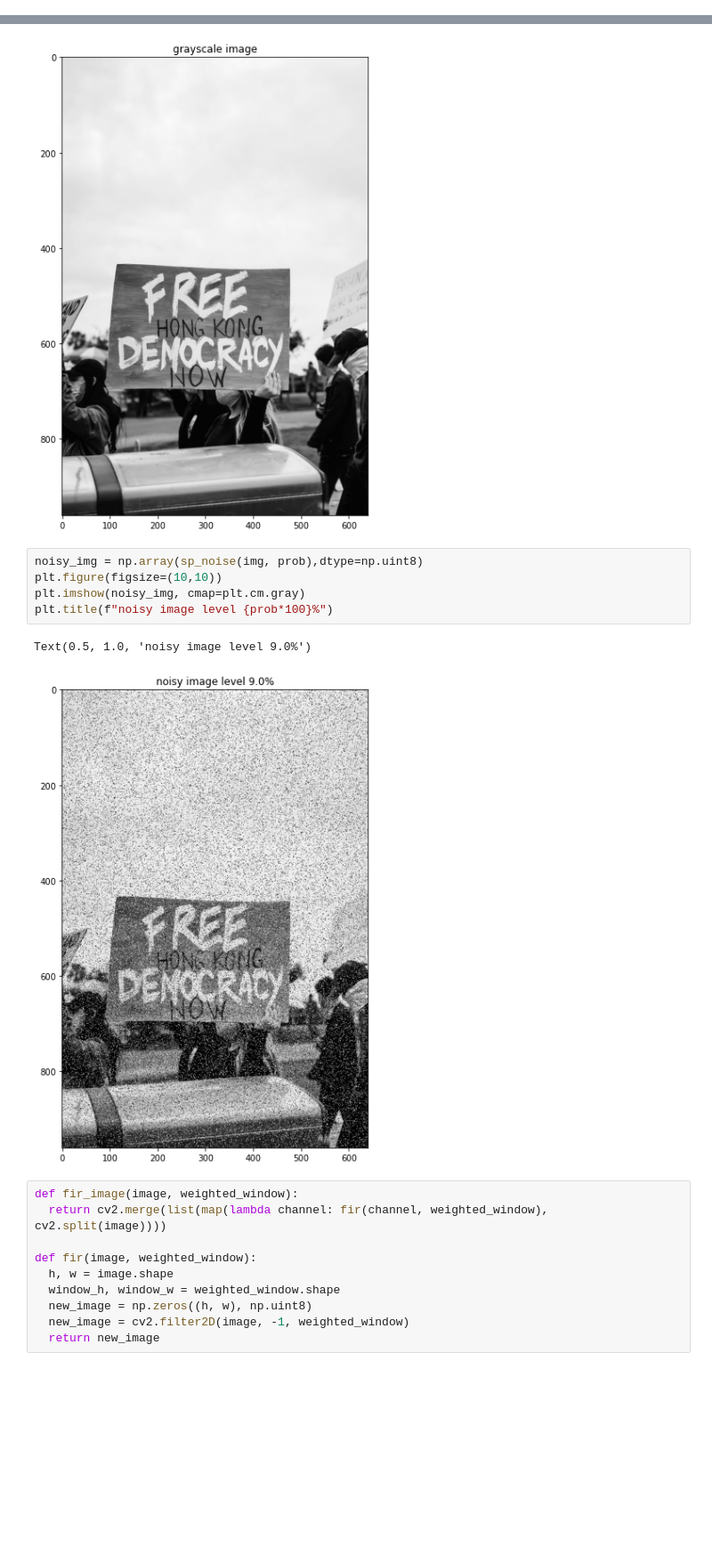
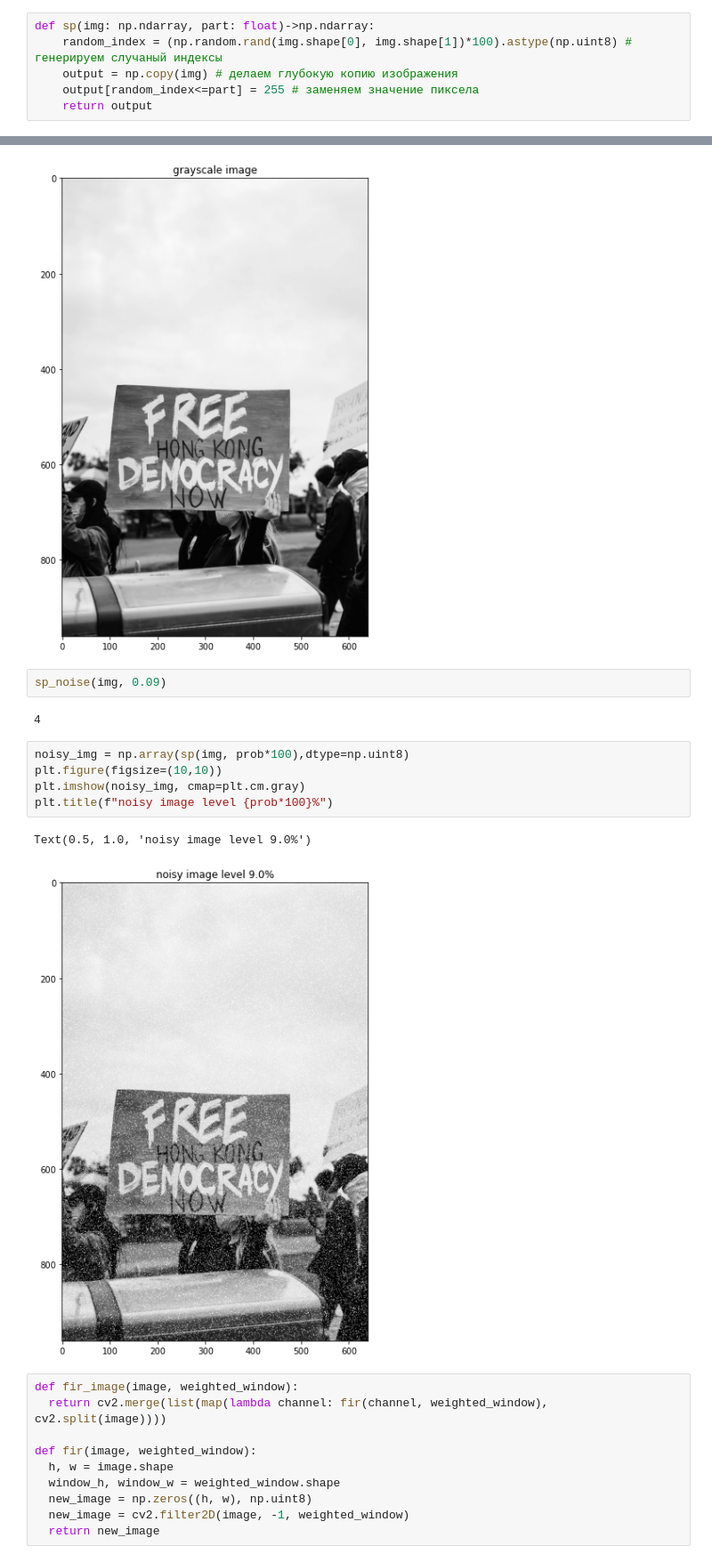
Before and after one commit to yaroslavtsepkov/image-analysis-processing, a Jupyter notebook: 05-fft-tsepkov-yaroslav.ipynb, the cells around one changed output, grey strips where cells are left out. Shown at 89% size. Drawn from its saved outputs; the diff is of its cells as text; blank space fills up the shorter version.

```diff
--- a/05-fft-tsepkov-yaroslav.ipynb
+++ b/05-fft-tsepkov-yaroslav.ipynb
@@ -4,6 +4,12 @@ import matplotlib.pyplot as plt
 import numpy as np
 from helper import sp_noise
 import os
+# %%
+def sp(img: np.ndarray, part: float)->np.ndarray:
+    random_index = (np.random.rand(img.shape[0], img.shape[1])*100).astype(np.uint8) # генерируем случаный индексы
+    output = np.copy(img) # делаем глубокую копию изображения
+    output[random_index<=part] = 255 # заменяем значение пиксела
+    return output
 # %%
 path, ext = os.path.splitext("img_in/jeremiah-amaya-z3wbTG64Gto-unsplash.jpg")
 prob = 0.09
@@ -20,14 +26,18 @@ plt.title('grayscale image')
 plt.show()
 # %% [output]
 [figure]
+# %%
+sp_noise(img, 0.09)
+# %% [output]
+4
 # %%
-noisy_img = np.array(sp_noise(img, prob),dtype=np.uint8)
+noisy_img = np.array(sp(img, prob*100),dtype=np.uint8)
 plt.figure(figsize=(10,10))
 plt.imshow(noisy_img, cmap=plt.cm.gray)
 plt.title(f"noisy image level {prob*100}%")
 # %% [output]
 Text(0.5, 1.0, 'noisy image level 9.0%')
-[figure, old version]
+[figure, new version]
 # %%
 def fir_image(image, weighted_window):
   return cv2.merge(list(map(lambda channel: fir(channel, weighted_window), cv2.split(image))))
```
Also changed, not shown: parts of 3 cells of this notebook, 2 other files.
